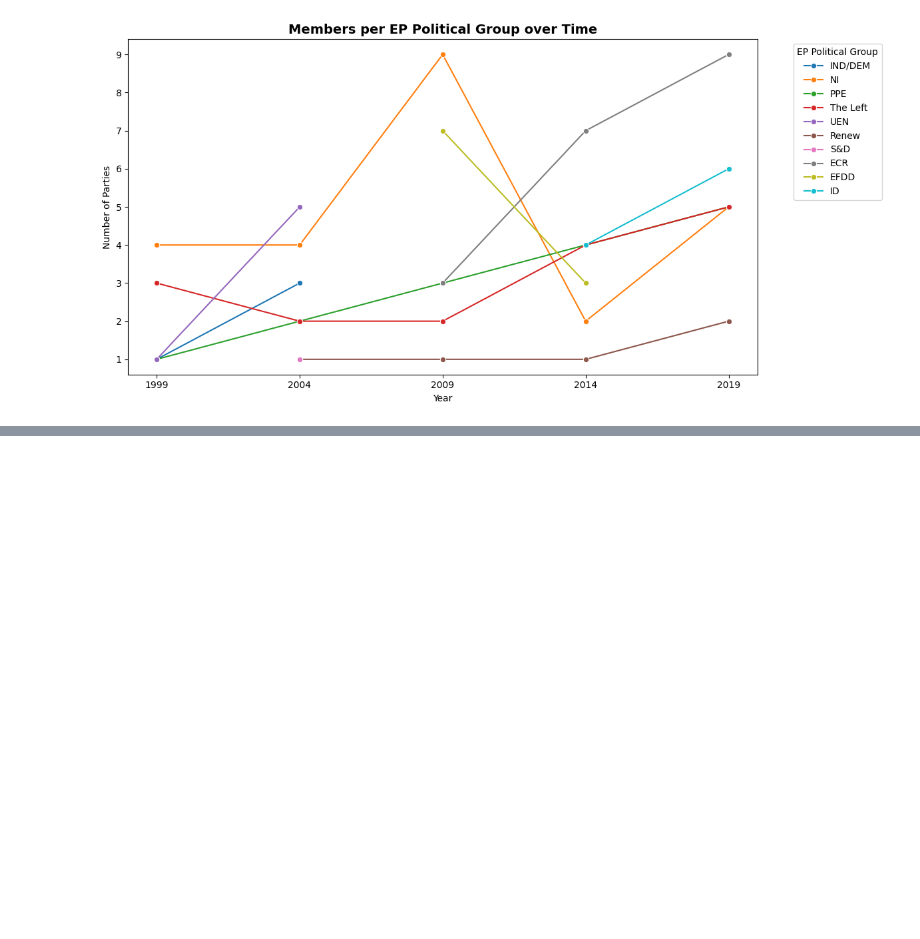
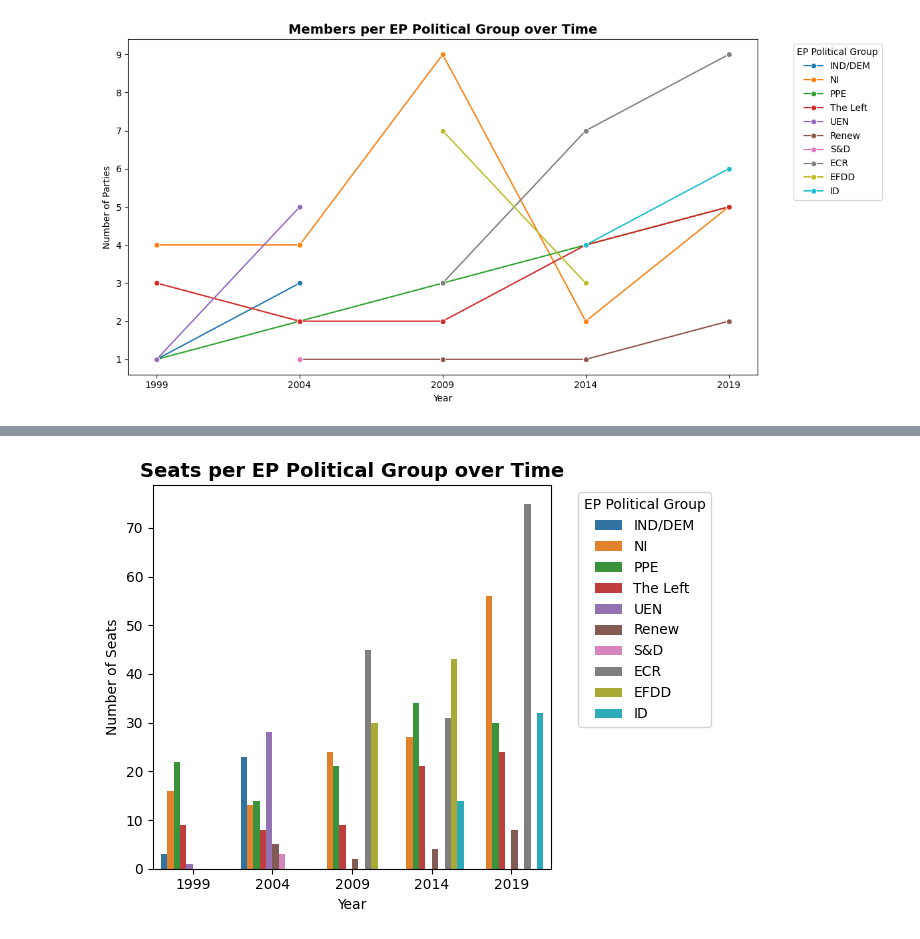
Before and after one commit to gransera/ep_populism_classification, a Jupyter notebook: notebooks/04_analysis_populist_groups.ipynb, the cells around one changed output, grey strips where cells are left out. Saved outputs shown, nothing was run; the diff lists cells and outputs as text; code cells hidden in the pictures; blank space fills up the shorter version.

```diff
--- a/notebooks/04_analysis_populist_groups.ipynb
+++ b/notebooks/04_analysis_populist_groups.ipynb
@@ -146,0 +218,4 @@ TypeError: no numeric data to plot
+# %%
+# Number of seats in EP per populist party group per year
+seats_per_group = populist_groups.groupby(['year', 'ep_political_group'])['seats'].sum().reset_index(name='total_seats')
+print(seats_per_group)
@@ -146,0 +240,17 @@ TypeError: no numeric data to plot
+# %%
+sns.barplot(
+    data=seats_per_group,
+    x='year',
+    y='total_seats',
+    hue='ep_political_group',
+)
+
+plt.title('Seats per EP Political Group over Time', fontsize=14, fontweight='bold')
+plt.ylabel('Number of Seats')
+plt.xlabel('Year')
+plt.legend(title='EP Political Group', bbox_to_anchor=(1.05, 1), loc='upper left')
+plt.tight_layout()
+#plt.savefig('../outputs/graphs/members_per_group_over_time.png', dpi=300, bbox_inches='tight')
+plt.show()
+# %% [output]
+[figure, added]
```
Also changed, not shown: parts of 11 cells of this notebook.
